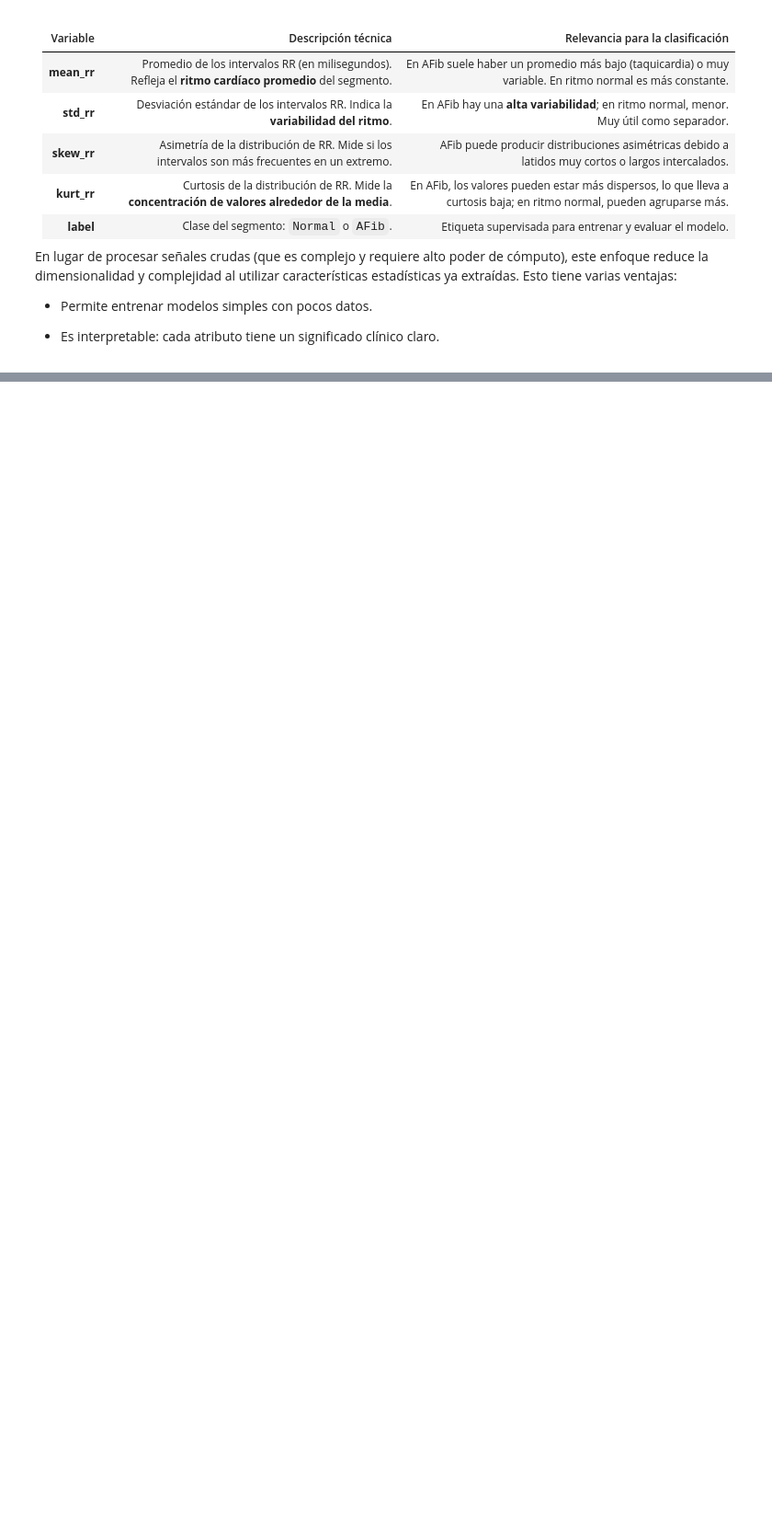
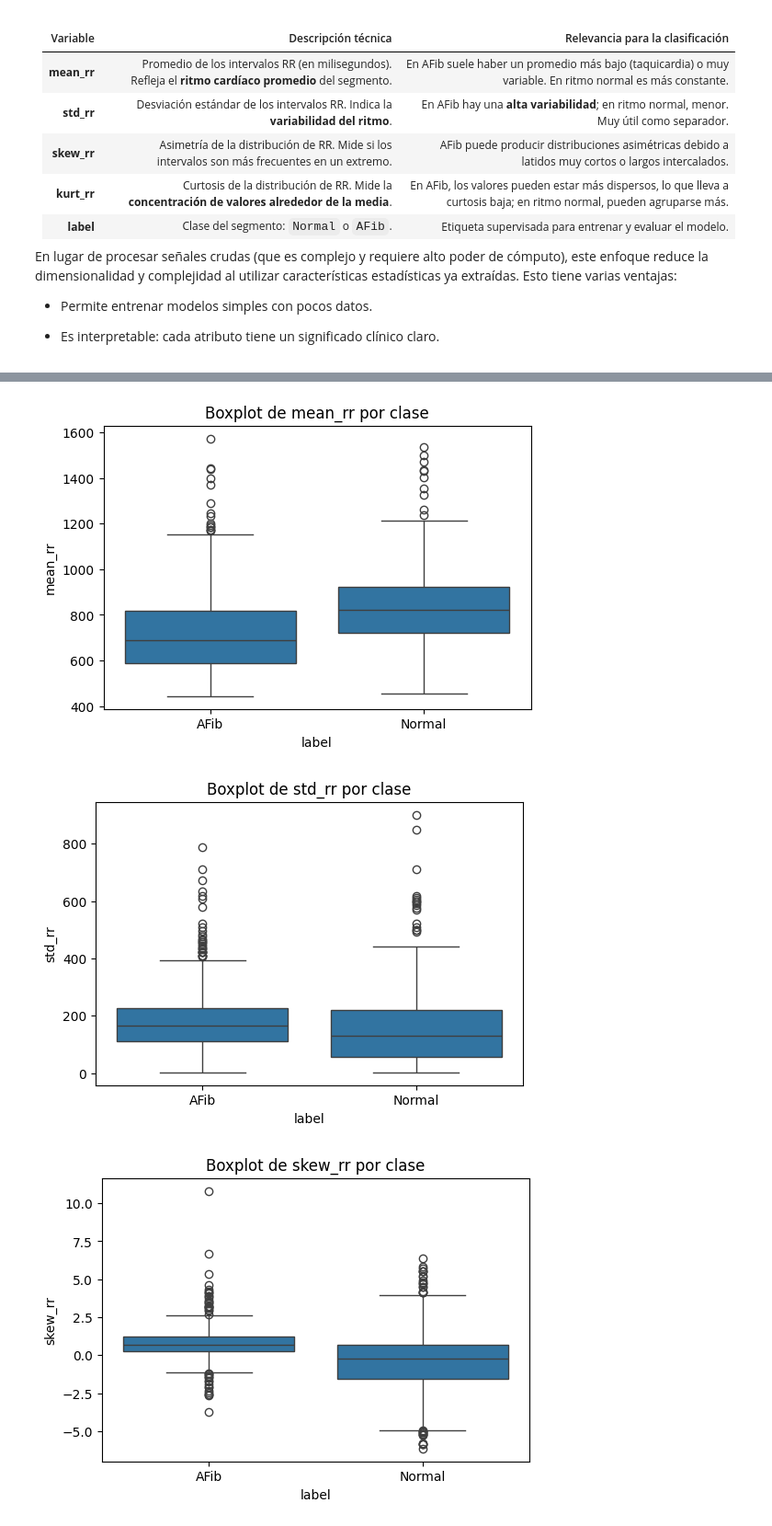
Before and after one commit to urzuaf/machine-learning, a Jupyter notebook: ProyectoML.ipynb, the cells around one changed output, grey strips where cells are left out. Shown at 92% size. Drawn from its saved outputs; the diff is of its cells as text; code cells hidden in the pictures; blank space fills up the shorter version.

```diff
--- a/ProyectoML.ipynb
+++ b/ProyectoML.ipynb
@@ -37,0 +244,10 @@ En lugar de procesar señales crudas (que es complejo y requiere alto poder de c
+# %%
+for feature in features:
+    plt.figure(figsize=(6,4))
+    sns.boxplot(data=df_balanced, x='label', y=feature)
+    plt.title(f'Boxplot de {feature} por clase')
+    plt.show()
+# %% [output]
+[figure, added]
+[figure, added]
+[figure, added]
```
Also changed, not shown: parts of 11 cells of this notebook, 5 other files.
